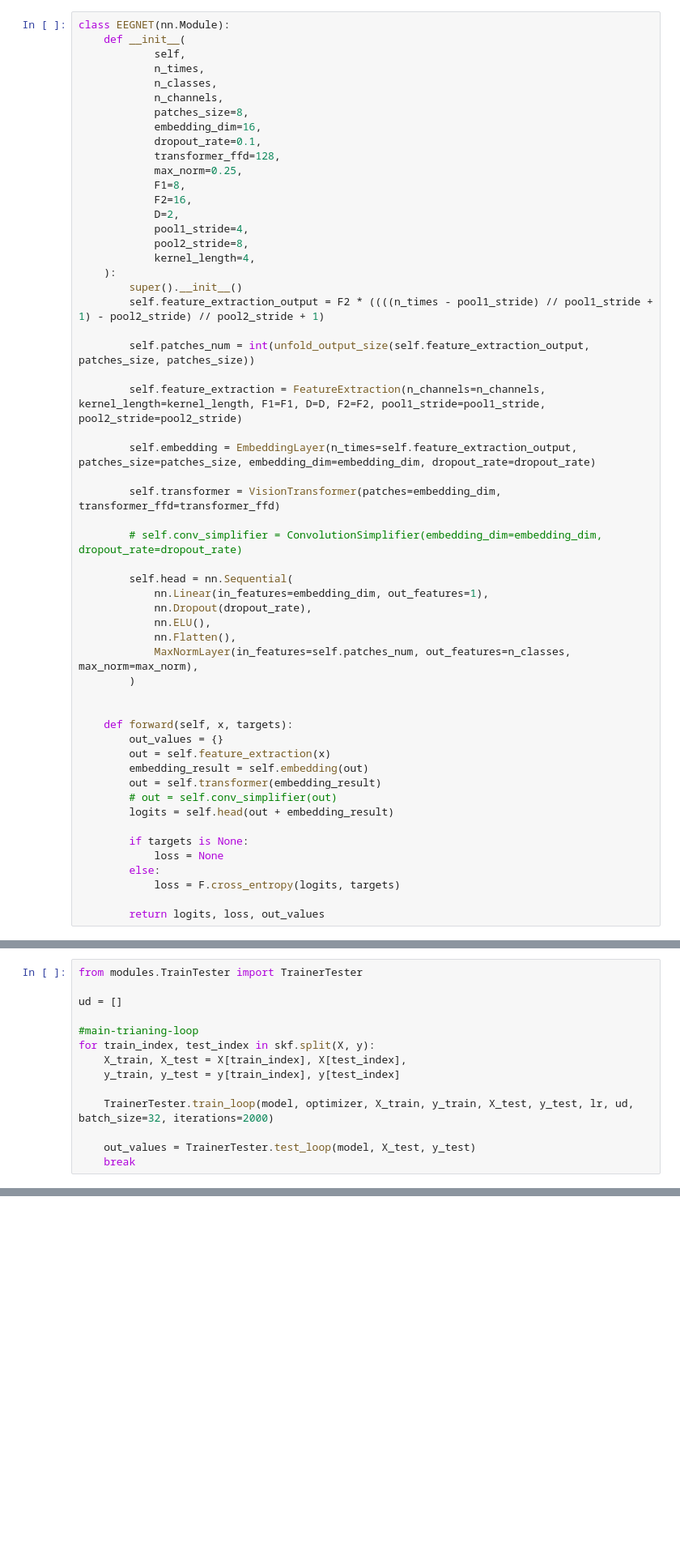
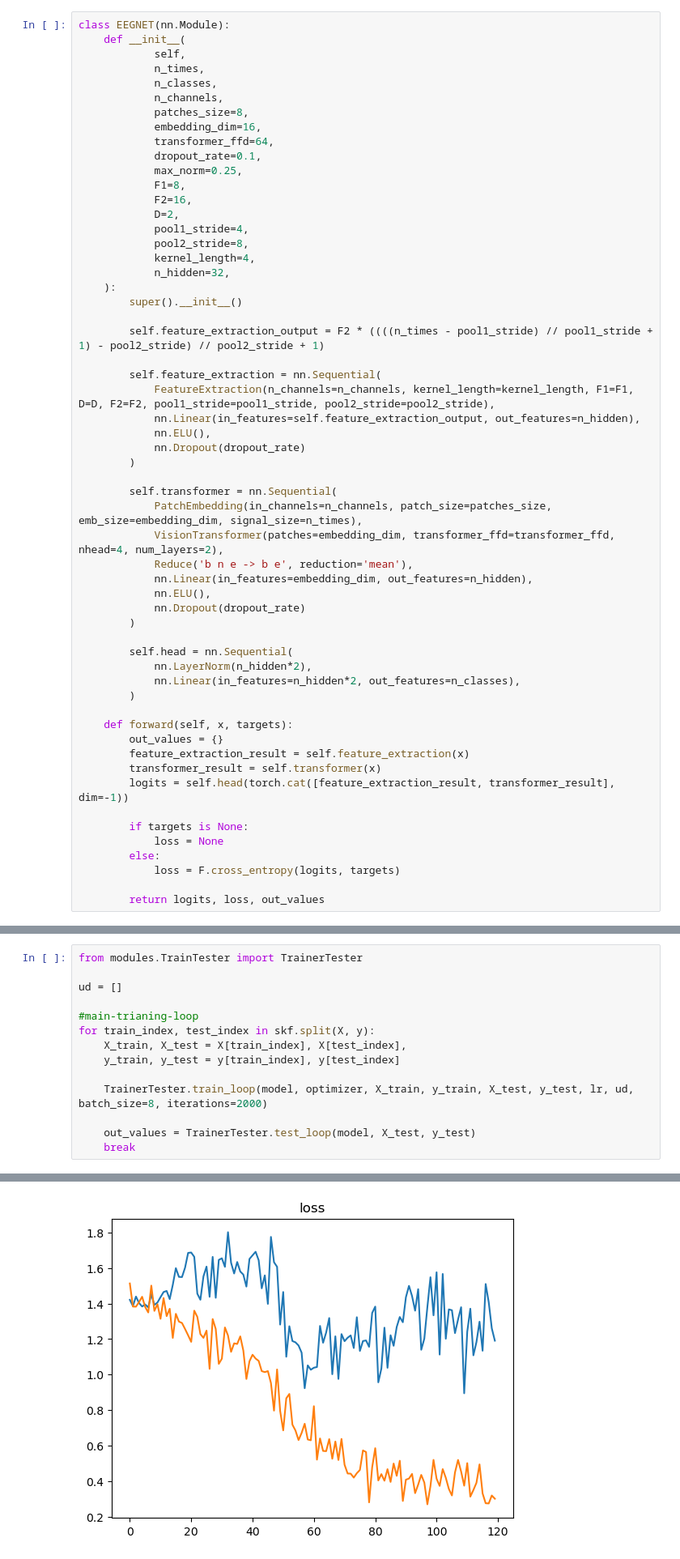
Before and after one commit to DVrobotic/eegnet-testing, a Jupyter notebook: eggnet-vision-transformer.ipynb, the cells around one changed output, grey strips where cells are left out. Shown at 81% size. Drawn from its saved outputs; the diff is of its cells as text; blank space fills up the shorter version.

```diff
--- a/eggnet-vision-transformer.ipynb
+++ b/eggnet-vision-transformer.ipynb
@@ -318,8 +314,8 @@ class EEGNET(nn.Module):
             n_channels,
             patches_size=8,
             embedding_dim=16,
+            transformer_ffd=64,
             dropout_rate=0.1,
-            transformer_ffd=128,
             max_norm=0.25,
             F1=8,
             F2=16,
@@ -327,36 +323,38 @@ class EEGNET(nn.Module):
             pool1_stride=4,
             pool2_stride=8,
             kernel_length=4,
+            n_hidden=32,
     ):
         super().__init__()
+
         self.feature_extraction_output = F2 * ((((n_times - pool1_stride) // pool1_stride + 1) - pool2_stride) // pool2_stride + 1)
 
-        self.patches_num = int(unfold_output_size(self.feature_extraction_output, patches_size, patches_size))
+        self.feature_extraction = nn.Sequential(
+            FeatureExtraction(n_channels=n_channels, kernel_length=kernel_length, F1=F1, D=D, F2=F2, pool1_stride=pool1_stride, pool2_stride=pool2_stride),
+            nn.Linear(in_features=self.feature_extraction_output, out_features=n_hidden),
+            nn.ELU(),
+            nn.Dropout(dropout_rate)
+        )
 
-        self.feature_extraction = FeatureExtraction(n_channels=n_channels, kernel_length=kernel_length, F1=F1, D=D, F2=F2, pool1_stride=pool1_stride, pool2_stride=pool2_stride)
-
-        self.embedding = EmbeddingLayer(n_times=self.feature_extraction_output, patches_size=patches_size, embedding_dim=embedding_dim, dropout_rate=dropout_rate)
-
-        self.transformer = VisionTransformer(patches=embedding_dim, transformer_ffd=transformer_ffd)
-
-        # self.conv_simplifier = ConvolutionSimplifier(embedding_dim=embedding_dim, dropout_rate=dropout_rate)
+        self.transformer = nn.Sequential(
+            PatchEmbedding(in_channels=n_channels, patch_size=patches_size, emb_size=embedding_dim, signal_size=n_times),
+            VisionTransformer(patches=embedding_dim, transformer_ffd=transformer_ffd, nhead=4, num_layers=2),
+            Reduce('b n e -> b e', reduction='mean'),
+            nn.Linear(in_features=embedding_dim, out_features=n_hidden),
+            nn.ELU(),
+            nn.Dropout(dropout_rate)
+        )
 
         self.head = nn.Sequential(
-            nn.Linear(in_features=embedding_dim, out_features=1),
-            nn.Dropout(dropout_rate),
-            nn.ELU(),
-            nn.Flatten(),
-            MaxNormLayer(in_features=self.patches_num, out_features=n_classes, max_norm=max_norm),
+            nn.LayerNorm(n_hidden*2),
+            nn.Linear(in_features=n_hidden*2, out_features=n_classes),
         )
-
 
     def forward(self, x, targets):
         out_values = {}
-        out = self.feature_extraction(x)
-        embedding_result = self.embedding(out)
-        out = self.transformer(embedding_result)
-        # out = self.conv_simplifier(out)
-        logits = self.head(out + embedding_result)
+        feature_extraction_result = self.feature_extraction(x)
+        transformer_result = self.transformer(x)
+        logits = self.head(torch.cat([feature_extraction_result, transformer_result], dim=-1))
 
         if targets is None:
             loss = None
@@ -410,7 +408,8 @@ for train_index, test_index in skf.split(X, y):
     X_train, X_test = X[train_index], X[test_index],
     y_train, y_test = y[train_index], y[test_index]
 
-    TrainerTester.train_loop(model, optimizer, X_train, y_train, X_test, y_test, lr, ud, batch_size=32, iterations=2000)
+    TrainerTester.train_loop(model, optimizer, X_train, y_train, X_test, y_test, lr, ud, batch_size=8, iterations=2000)
 
     out_values = TrainerTester.test_loop(model, X_test, y_test)
     break
+# %% [output]
@@ -416,0 +417 @@ for train_index, test_index in skf.split(X, y):
+[figure, added]
```
Also changed, not shown: parts of 4 cells of this notebook.
